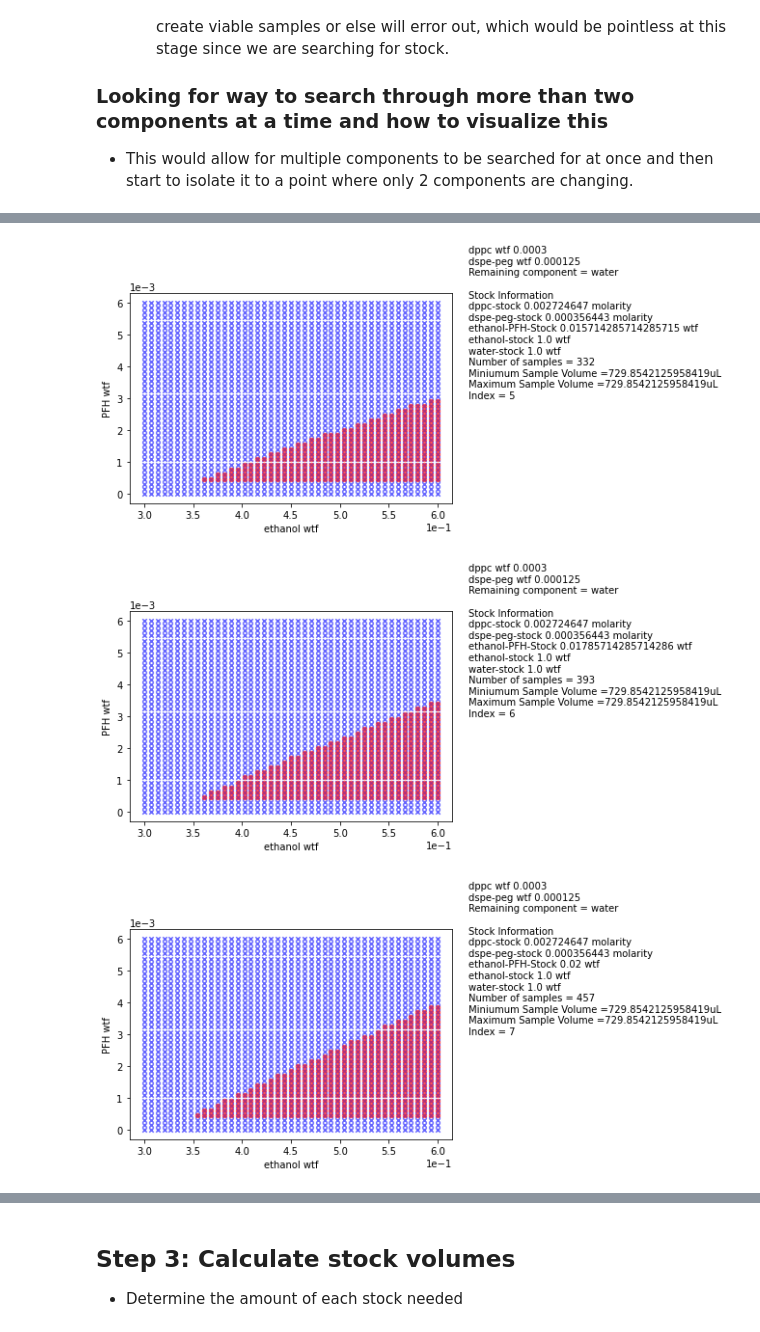
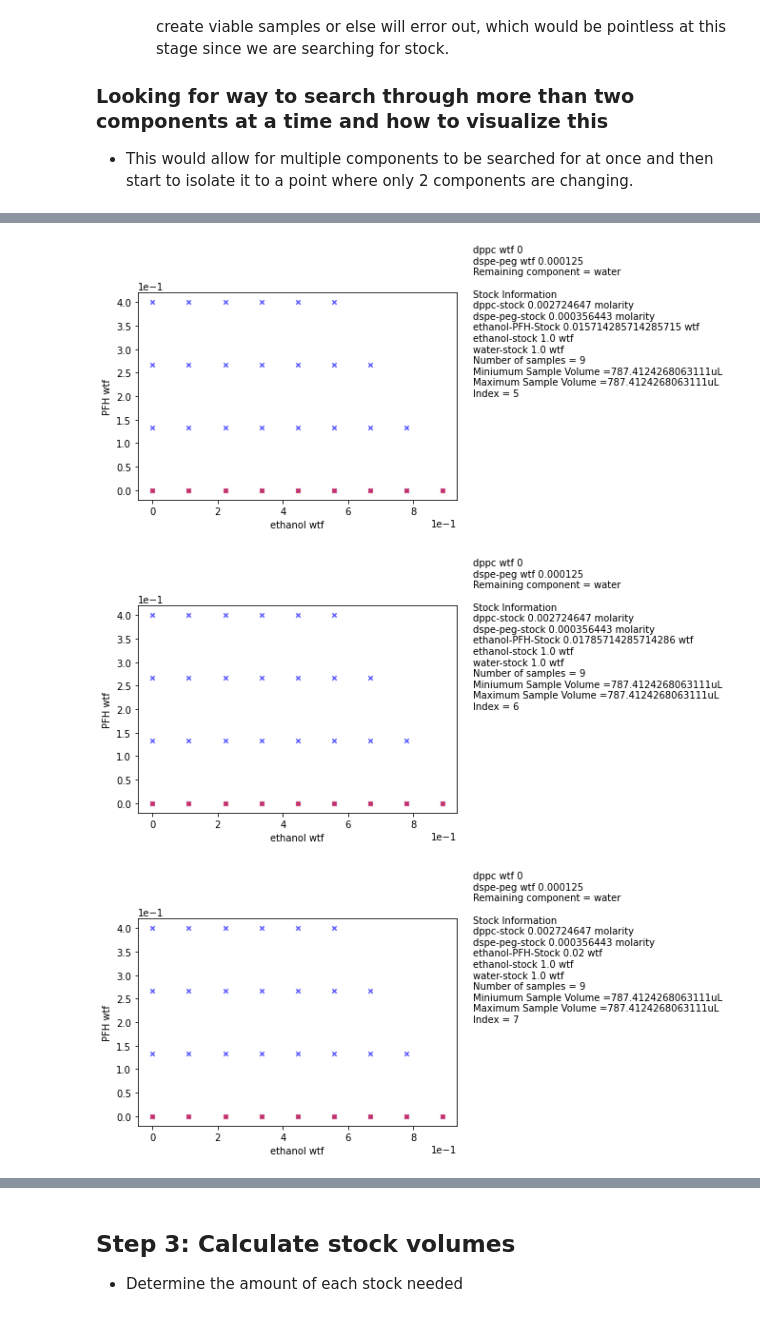
Before and after one commit to pozzo-research-group/OT2Protocols, a Jupyter notebook: ot2protocol/Ouzo_OT2_Sampling/Sample Creation Notebook_START_HERE.ipynb, the cells around one changed output, grey strips where cells are left out. Drawn from its saved outputs; the diff is of its cells as text; code cells hidden in the pictures.

```diff
--- a/ot2protocol/Ouzo_OT2_Sampling/Sample Creation Notebook_START_HERE.ipynb
+++ b/ot2protocol/Ouzo_OT2_Sampling/Sample Creation Notebook_START_HERE.ipynb
@@ -70,7 +54,10 @@ C:\Users\Edwin\Desktop\OT2Protocols\ot2protocol\Ouzo_OT2_Sampling\Custom Labware
 # %%
-path = r"C:\Users\Edwin\Desktop\OT2Protocols\ot2protocol\Ouzo_OT2_Sampling\Testing Plans\Ouzo_CSV_Templete.csv"
+path = r"C:\Users\Edwin\Desktop\OT2Protocols\ot2protocol\Ouzo_OT2_Sampling\Testing Plans\Breaking_protocol.csv"
 experiment_csv_dict = create.get_experiment_plan(path)
 wtf_sample_canidates = create.generate_candidate_lattice_concentrations(experiment_csv_dict, filter_one=True)
+
+
+# stock search is only necessary when components in the stocks are important but in certain cases you are not changing the stocks only changing the amount of stock, but fair still useful
 
 min_pipetting_volume = 20
 max_pipetting_volume = 1000
@@ -80,4 +67,5 @@ stock_search_dict = create.prepare_stock_search(stock_unfiltered_sample_wtfs_can
 
 ouzo_graphs.stock_search_sep(stock_search_dict,experiment_csv_dict, wtf_sample_canidates)
 # making samples with zero will cause error cause not within bound
+# cange into subplots to prevent this, can do interactive to so text information only when hovering
 # %% [output]
@@ -89,4 +94,4 @@ ouzo_graphs.stock_search_sep(stock_search_dict,experiment_csv_dict, wtf_sample_c
-[figure, old version]
+[figure, new version]
-[figure, old version]
+[figure, new version]
-[figure, old version]
+[figure, new version]
 # %%
```
Also changed, not shown: parts of 12 cells of this notebook, 3 other files.
